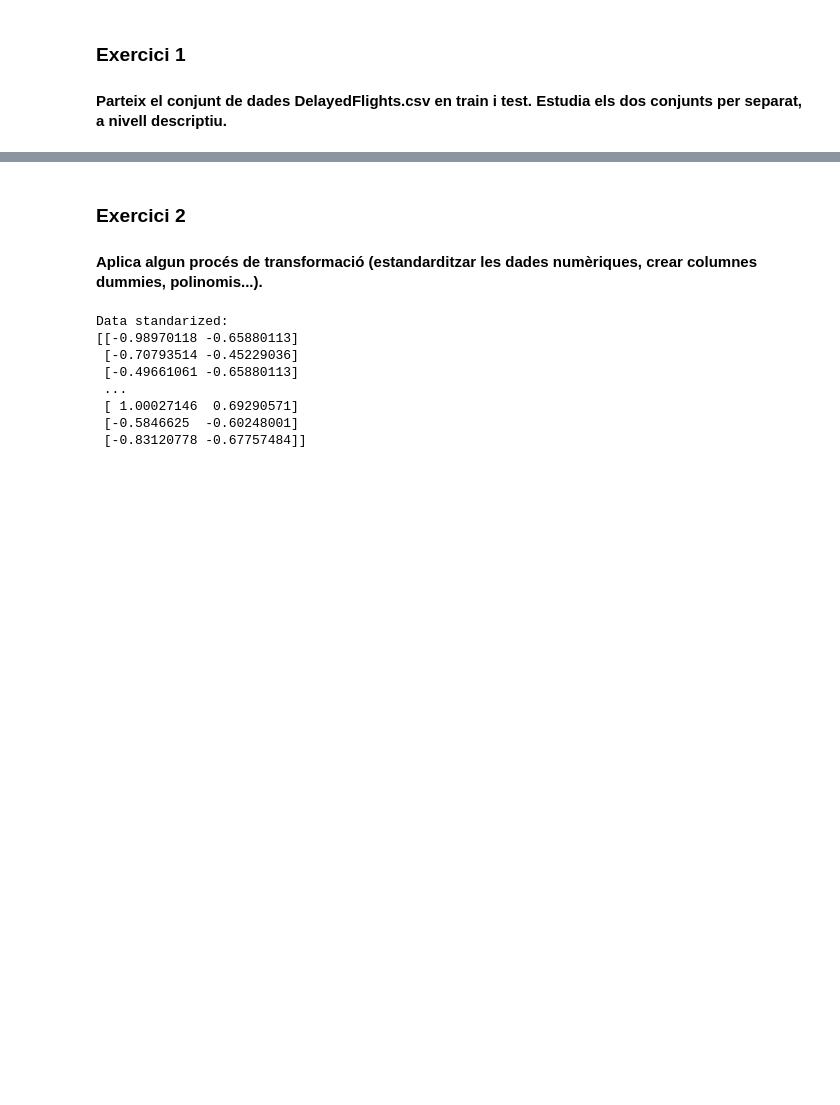
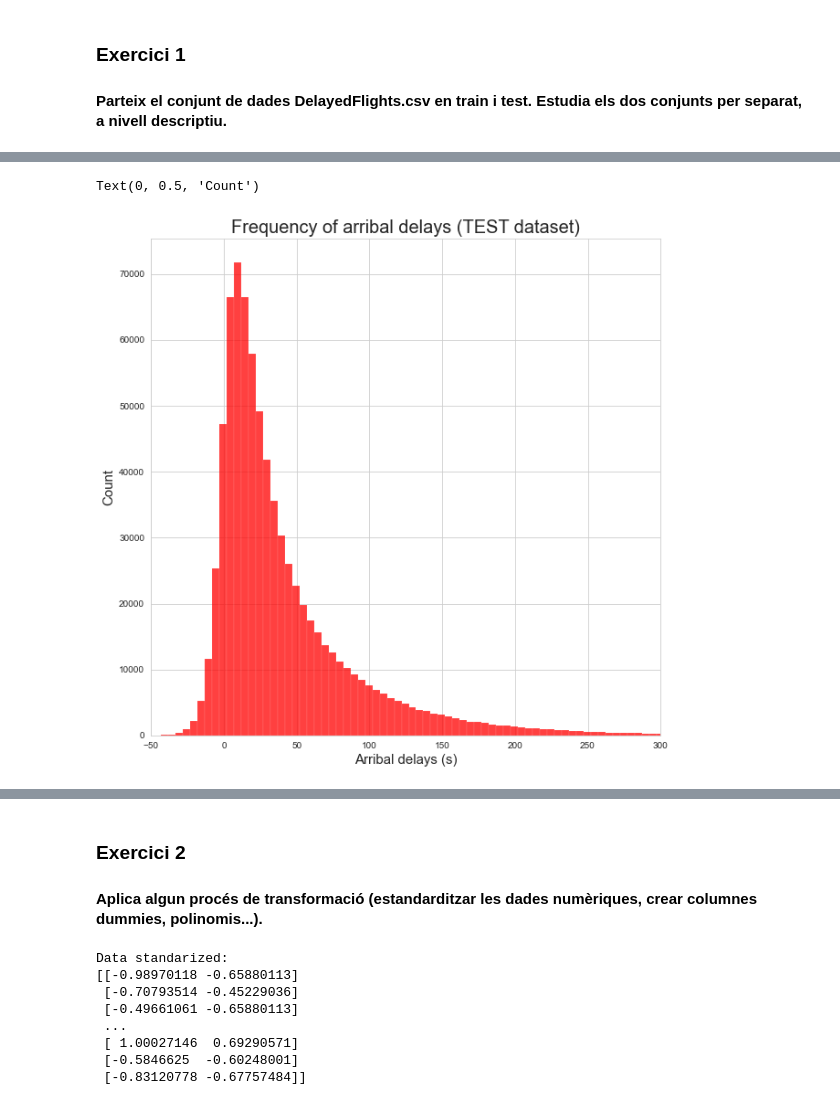
Before and after one commit to DanielMVillar/S09T01_SKLearn_Train_Test, a Jupyter notebook: S09T01_SKLearn_Train_Test.ipynb, the cells around one changed output, grey strips where cells are left out. Cells and saved outputs as stored; diff of their text form; code cells hidden in the pictures; blank space fills up the shorter version.

```diff
--- a/S09T01_SKLearn_Train_Test.ipynb
+++ b/S09T01_SKLearn_Train_Test.ipynb
@@ -77,0 +87,11 @@ dtype: int64
+# %%
+figDelay, ax = plt.subplots(figsize=(10,10))
+sns.set_style("whitegrid")
+sns.histplot(data=test, x="ArrDelay", color="red", binwidth=5)
+plt.xlim(-50,300)
+ax.set_title("Frequency of arribal delays (TEST dataset)", fontsize=20)
+ax.set_xlabel("Arribal delays (s)", fontsize=15)
+ax.set_ylabel("Count", fontsize=15)
+# %% [output]
+Text(0, 0.5, 'Count')
+[figure, added]
```
Also changed, not shown: parts of 9 cells of this notebook.
